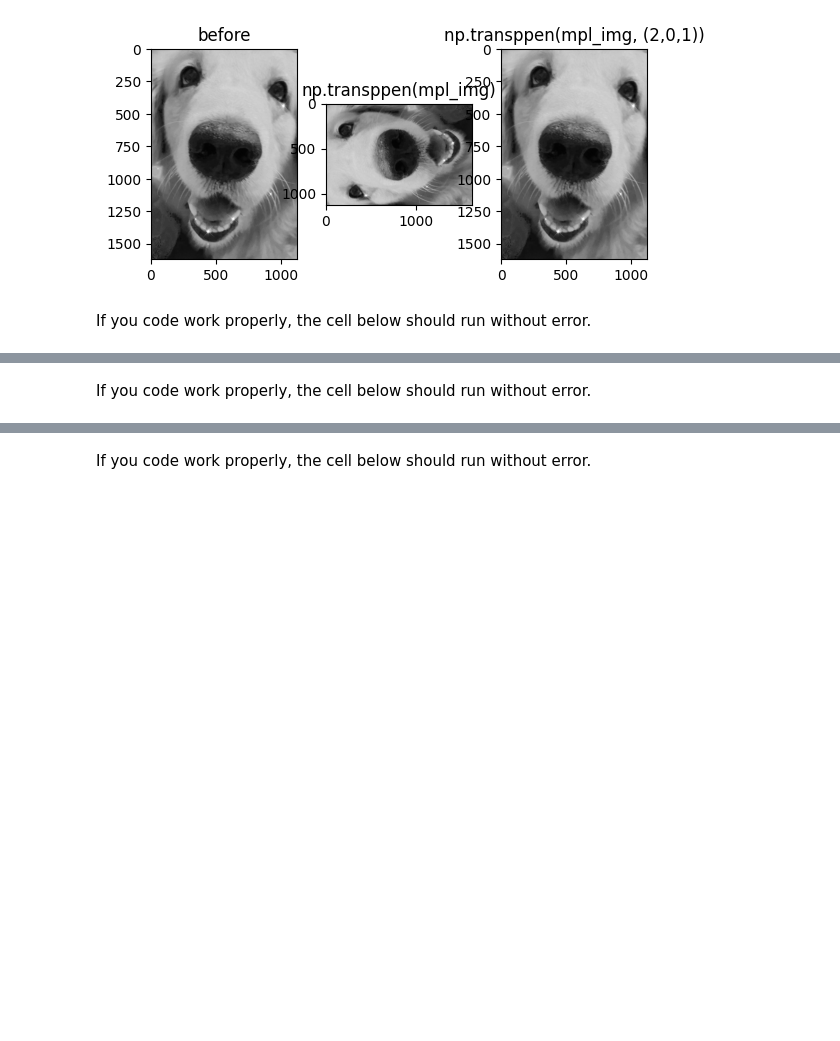
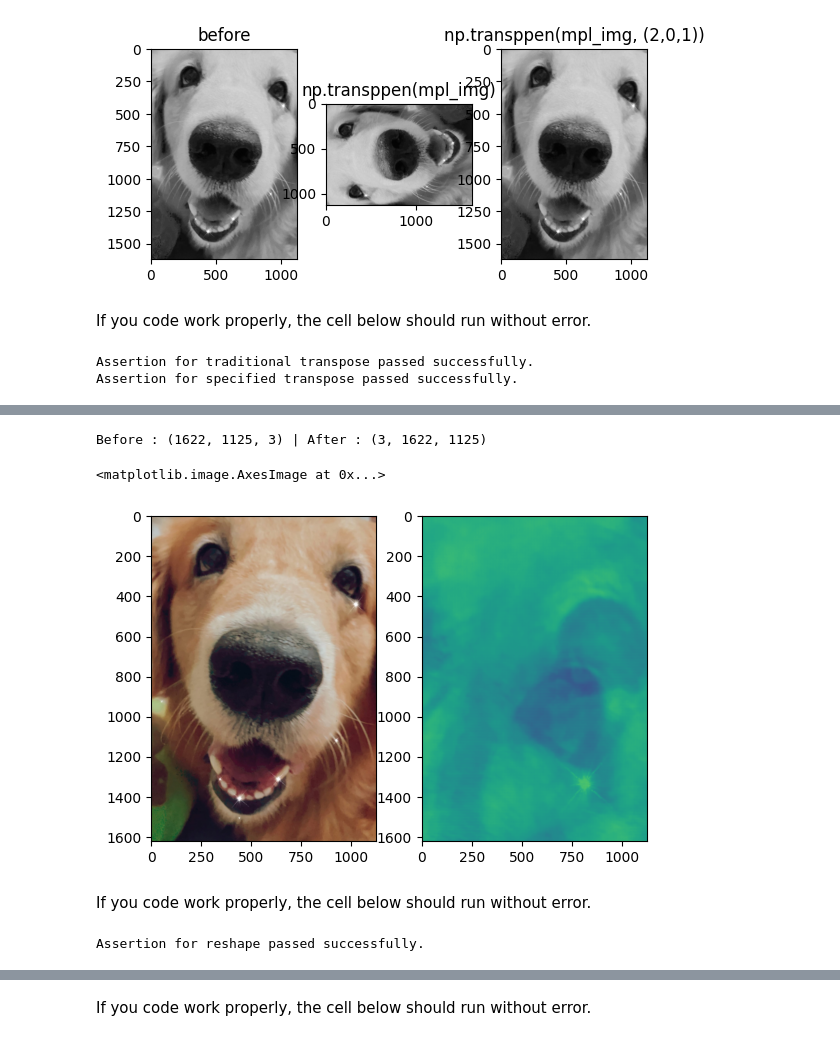
Before and after one commit to Digital-Image-Processing-Laboratory/image_processing-2024, a Jupyter notebook: Lab1_image-representation/Lab1_1.ipynb, the cells around one changed output, grey strips where cells are left out. Drawn from its saved outputs; the diff is of its cells as text; code cells hidden in the pictures; blank space fills up the shorter version.

```diff
--- a/Lab1_image-representation/Lab1_1.ipynb
+++ b/Lab1_image-representation/Lab1_1.ipynb
@@ -37,8 +37,8 @@ In this part, you will explore how different libraries interpret and display ima
 # %%
 ### START CODE HERE ###
 
-mpl_img = plt.imread("asset/copper.jpeg")
-cv_img = cv2.imread("asset/copper.jpeg")
+mpl_img = plt.imread("copper.jpeg")
+cv_img = cv2.imread("copper.jpeg")
 
 # print(mpl_img)
 # print(cv_img)
@@ -249,6 +249,9 @@ print("Assertion for traditional transpose passed successfully.")
 assert reshaped_trans.shape == (mpl_img.shape[2], mpl_img.shape[0], mpl_img.shape[1]), \
     f"Error: Shape mismatch after specified transpose. Expected {(mpl_img.shape[2], mpl_img.shape[0], mpl_img.shape[1])}, got {reshaped_trans.shape}"
 print("Assertion for specified transpose passed successfully.")
+# %% [output]
+Assertion for traditional transpose passed successfully.
+Assertion for specified transpose passed successfully.
 # %% [markdown]
 **NumPy Reshape**
 
@@ -273,23 +276,31 @@ Before : (3265, 4898, 3) | After : (3, 3265, 4898)
 </details>
 # %%
 ### START CODE HERE ###
-reshaped_reshape = np.reshape(None)
+reshaped_reshape = np.reshape(mpl_img, (mpl_img.shape[2],mpl_img.shape[0],mpl_img.shape[1]))
 print('Before :',mpl_img.shape,'| After :',reshaped_reshape.shape)
 
-fig, axs = plt.subplots(None)
+fig, axs = plt.subplots(1,2)
+axs[0].imshow(mpl_img)
+axs[1].imshow(reshaped_reshape[0, : ,:])
 
 
 
 
 
 
 ### END CODE HERE ###
+# %% [output]
+Before : (1622, 1125, 3) | After : (3, 1622, 1125)
+<matplotlib.image.AxesImage at 0x...>
+[figure, added]
 # %% [markdown]
 If you code work properly, the cell below should run without error.
 # %%
 assert reshaped_reshape.shape == (mpl_img.shape[2], mpl_img.shape[0], mpl_img.shape[1]), \
     f"Error: Shape mismatch after reshape. Expected {(mpl_img.shape[2], mpl_img.shape[0], mpl_img.shape[1])}, got {reshaped_reshape.shape}"
 print("Assertion for reshape passed successfully.")
+# %% [output]
+Assertion for reshape passed successfully.
 # %% [markdown]
 **NumPy moveaxis**
 
```
Also changed, not shown: parts of 5 cells of this notebook, 2 other files.
